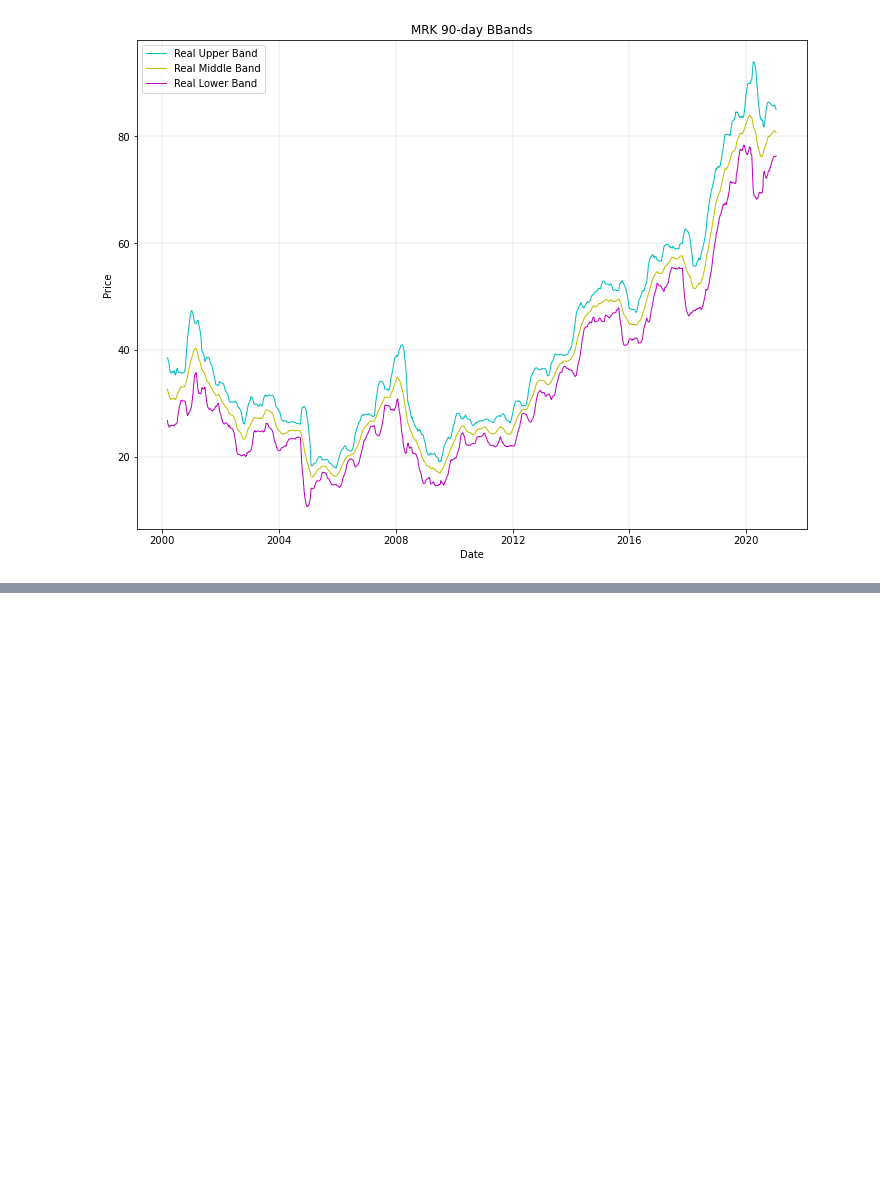
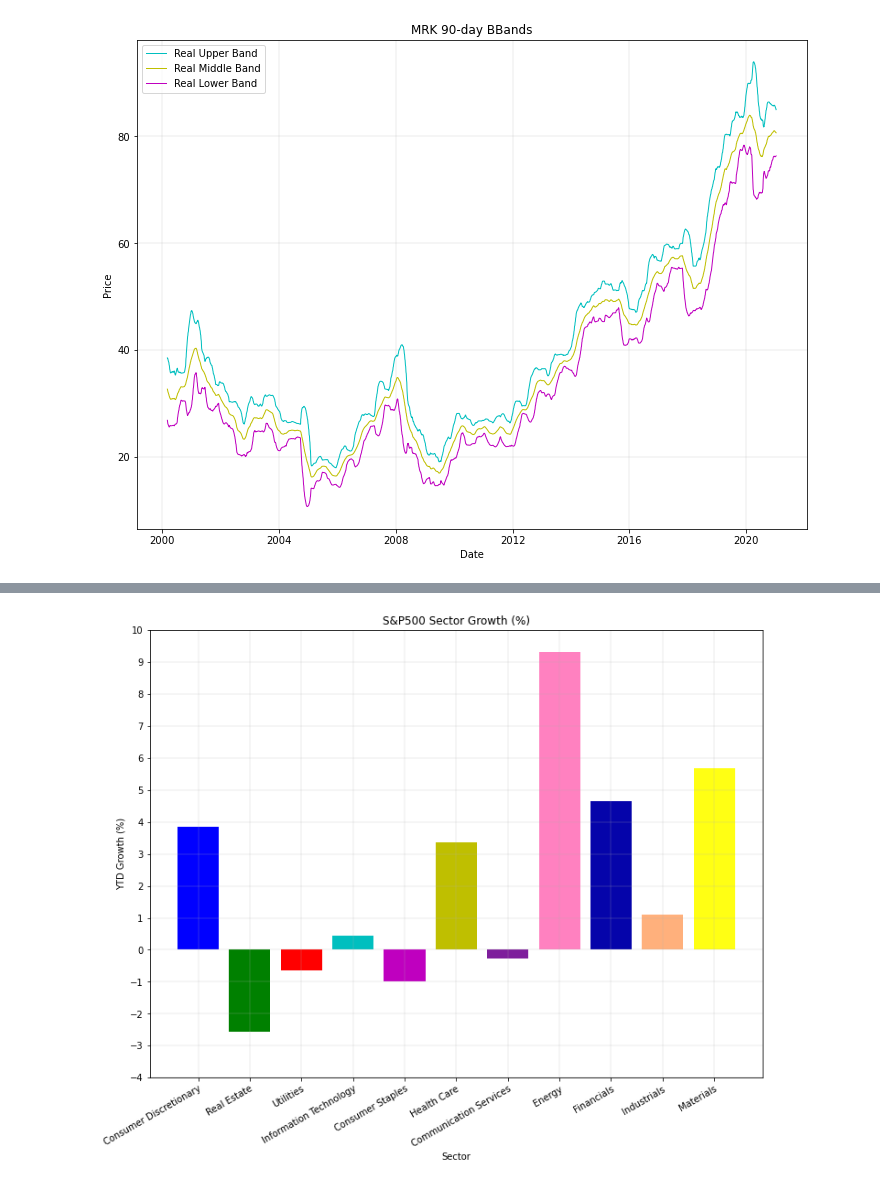
Before and after one commit to DCLimon/stonks, a Jupyter notebook: av_example.ipynb, the cells around one changed output, grey strips where cells are left out. Saved outputs shown, nothing was run; the diff lists cells and outputs as text; code cells hidden in the pictures; blank space fills up the shorter version.

```diff
--- a/av_example.ipynb
+++ b/av_example.ipynb
@@ -227,0 +232,64 @@ Sector Performance
+# %%
+# Initialize sector performances.
+sp = SectorPerformances(key=AV_API_KEY, output_format='pandas')
+sp_data, sp_metadata = sp.get_sector()
+sp_metadata = pd.Series(sp_metadata, name='Metadata')  # metadata as df
+
+# sectorperformance.py pkg code is dropping the numbers from df column
+# names, so rename sp_data columns.
+sp_data = sp_data.rename(
+    columns={
+        'Rank B: Day Performance': 'Rank B: 1 Day Performance',
+        'Rank C: Day Performance': 'Rank C: 5 Day Performance',
+        'Rank D: Month Performance': 'Rank D: 1 Month Performance',
+        'Rank E: Month Performance': 'Rank E: 3 Month Performance',
+        'Rank G: Year Performance': 'Rank G: 1 Year Performance',
+        'Rank H: Year Performance': 'Rank H: 3 Year Performance',
+        'Rank I: Year Performance': 'Rank I: 5 Year Performance',
+        'Rank J: Year Performance': 'Rank J: 10 Year Performance'
+    }
+)
+
+# Check df.
+print(sp_metadata)
+print(sp_data)
+
+# Make bar graph of sectors' YTD % growth
+sp_fig = plt.figure(figsize=(12, 9))
+sp_ax = sp_fig.add_subplot(sp_fig.add_gridspec(nrows=1, ncols=1)[0, 0])
+sp_ax.bar(
+    sp_data.index,
+    sp_data['Rank F: Year-to-Date (YTD) Performance'] * 100,
+    color=['b', 'g', 'r', 'c', 'm', 'y', 'xkcd:purple', 'xkcd:pink',
+           'xkcd:royal blue', 'xkcd:peach', 'xkcd:yellow']
+)
+# Should make function to get bar graph ylim
+ymin = np.around(
+    np.min([
+        0,
+        -1 * (1 + 100*np.abs(
+            sp_data['Rank F: Year-to-Date (YTD) Performance'].min()))
+    ]),
+    decimals=0)
+ymax = np.around(
+    (1 + 100*sp_data['Rank F: Year-to-Date (YTD) Performance'].max()),
+    decimals=0)
+
+sp_ax.set_title('S&P500 Sector Growth (%)')
+sp_ax.set_xlabel('Sector')
+
+# Rotate x-ticks labels to 45 deg.
+sp_ax.set_xticks(sp_ax.get_xticks())
+sp_ax.set_xticklabels(
+    sp_data.index,
+    rotation=30,
+    ha='right',
+    wrap=True
+)
+
+sp_ax.set_ylabel('YTD Growth (%)')
+sp_ax.set_ylim(bottom=ymin, top=ymax)
+sp_ax.set_yticks(np.arange(sp_ax.get_ylim()[0],
+                           sp_ax.get_ylim()[1] + 1))
+sp_ax.grid(b=True, linestyle='-', linewidth=0.25)
+# %% [output]
@@ -227,0 +313 @@ Sector Performance
+[figure, added]
```
Also changed, not shown: parts of 5 cells of this notebook.
